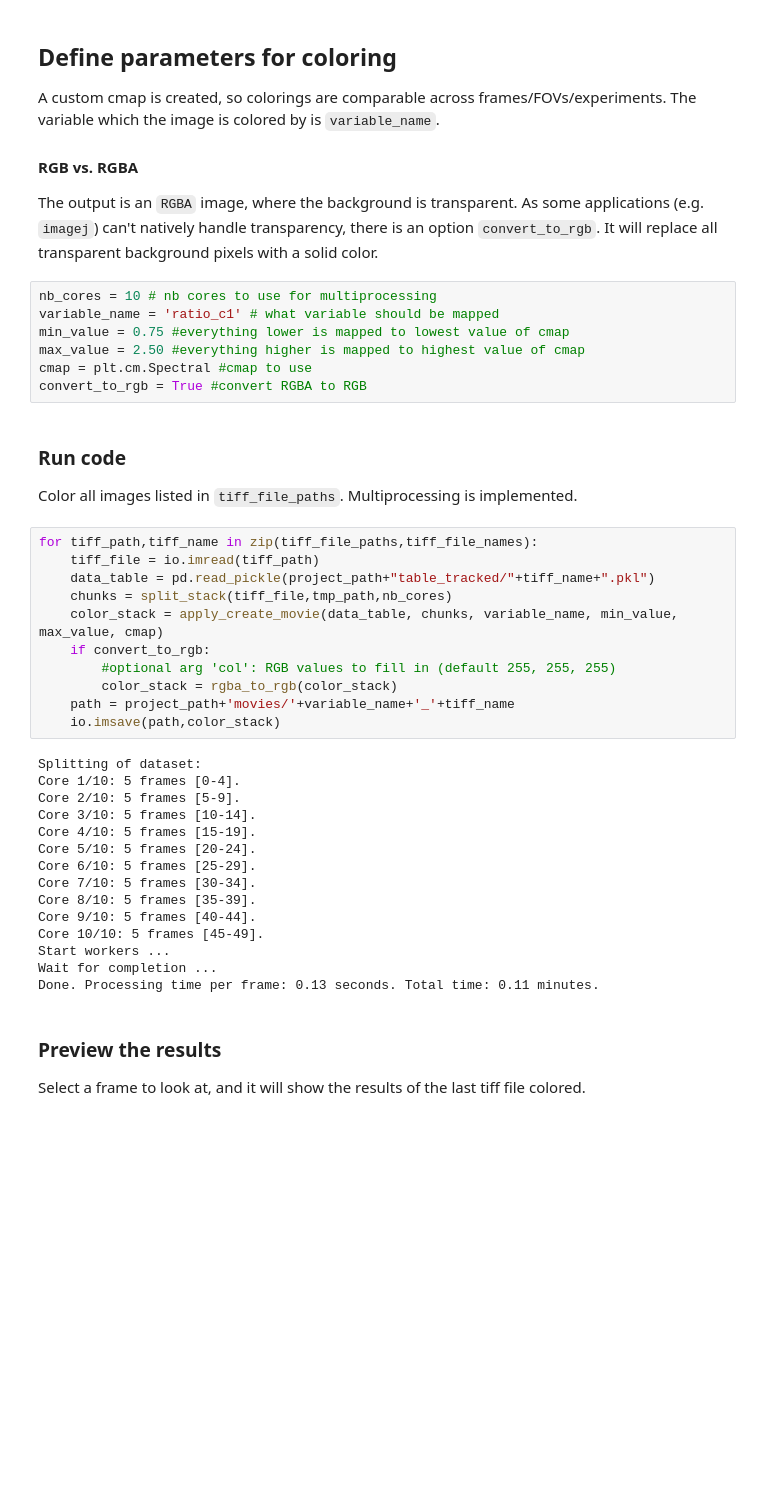
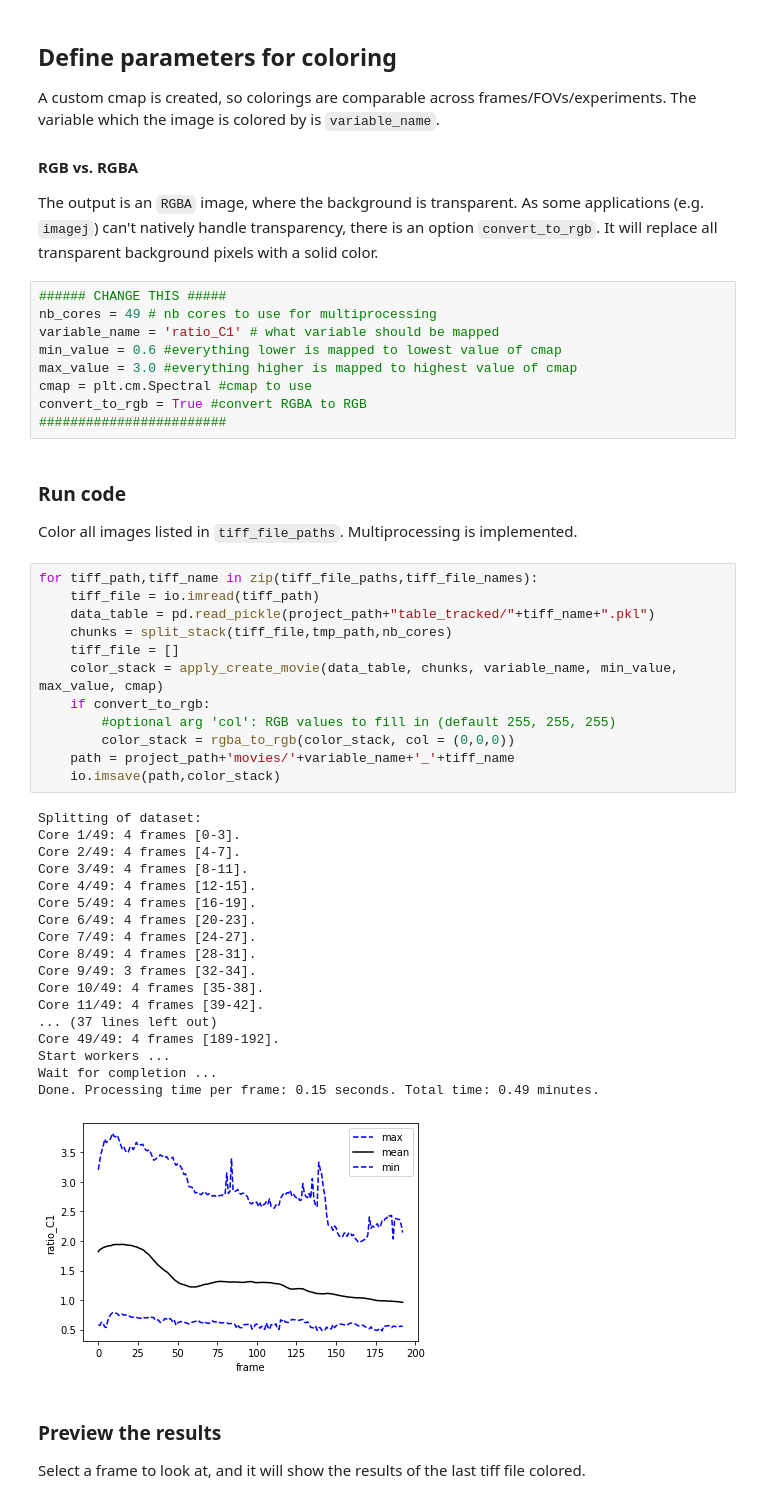
Before and after one commit to hinderling/pipeline_MCF10A, a Jupyter notebook: 03_create_movies.ipynb, the cells around one changed output. Drawn from its saved outputs; the diff is of its cells as text; blank space fills up the shorter version.

```diff
--- a/03_create_movies.ipynb
+++ b/03_create_movies.ipynb
@@ -42,41 +43,48 @@ A custom cmap is created, so colorings are comparable across frames/FOVs/experim
 
 The output is an `RGBA` image, where the background is transparent. As some applications (e.g. `imagej`) can't natively handle transparency, there is an option `convert_to_rgb`. It will replace all transparent background pixels with a solid color.
 # %%
-nb_cores = 10 # nb cores to use for multiprocessing
-variable_name = 'ratio_c1' # what variable should be mapped
-min_value = 0.75 #everything lower is mapped to lowest value of cmap
-max_value = 2.50 #everything higher is mapped to highest value of cmap
+###### CHANGE THIS #####
+nb_cores = 49 # nb cores to use for multiprocessing
+variable_name = 'ratio_C1' # what variable should be mapped
+min_value = 0.6 #everything lower is mapped to lowest value of cmap
+max_value = 3.0 #everything higher is mapped to highest value of cmap
 cmap = plt.cm.Spectral #cmap to use
 convert_to_rgb = True #convert RGBA to RGB
+########################
 # %% [markdown]
 ### Run code
 Color all images listed in `tiff_file_paths`. Multiprocessing is implemented.
 # %%
 for tiff_path,tiff_name in zip(tiff_file_paths,tiff_file_names):
     tiff_file = io.imread(tiff_path)
     data_table = pd.read_pickle(project_path+"table_tracked/"+tiff_name+".pkl")
     chunks = split_stack(tiff_file,tmp_path,nb_cores)
+    tiff_file = []
     color_stack = apply_create_movie(data_table, chunks, variable_name, min_value, max_value, cmap)
     if convert_to_rgb:
         #optional arg 'col': RGB values to fill in (default 255, 255, 255)
-        color_stack = rgba_to_rgb(color_stack)
+        color_stack = rgba_to_rgb(color_stack, col = (0,0,0))
     path = project_path+'movies/'+variable_name+'_'+tiff_name
     io.imsave(path,color_stack)
 # %% [output]
 Splitting of dataset:
-Core 1/10: 5 frames [0-4].
-Core 2/10: 5 frames [5-9].
-Core 3/10: 5 frames [10-14].
-Core 4/10: 5 frames [15-19].
-Core 5/10: 5 frames [20-24].
-Core 6/10: 5 frames [25-29].
-Core 7/10: 5 frames [30-34].
-Core 8/10: 5 frames [35-39].
-Core 9/10: 5 frames [40-44].
-Core 10/10: 5 frames [45-49].
+Core 1/49: 4 frames [0-3].
+Core 2/49: 4 frames [4-7].
+Core 3/49: 4 frames [8-11].
+Core 4/49: 4 frames [12-15].
+Core 5/49: 4 frames [16-19].
+Core 6/49: 4 frames [20-23].
+Core 7/49: 4 frames [24-27].
+Core 8/49: 4 frames [28-31].
+Core 9/49: 3 frames [32-34].
+Core 10/49: 4 frames [35-38].
+Core 11/49: 4 frames [39-42].
+... (37 lines left out)
+Core 49/49: 4 frames [189-192].
 Start workers ...
 Wait for completion ...
-Done. Processing time per frame: 0.13 seconds. Total time: 0.11 minutes.
+Done. Processing time per frame: 0.15 seconds. Total time: 0.49 minutes.
+[figure, added]
 # %% [markdown]
 ### Preview the results
 Select a frame to look at, and it will show the results of the last tiff file colored.
```
Also changed, not shown: parts of 4 cells of this notebook.
